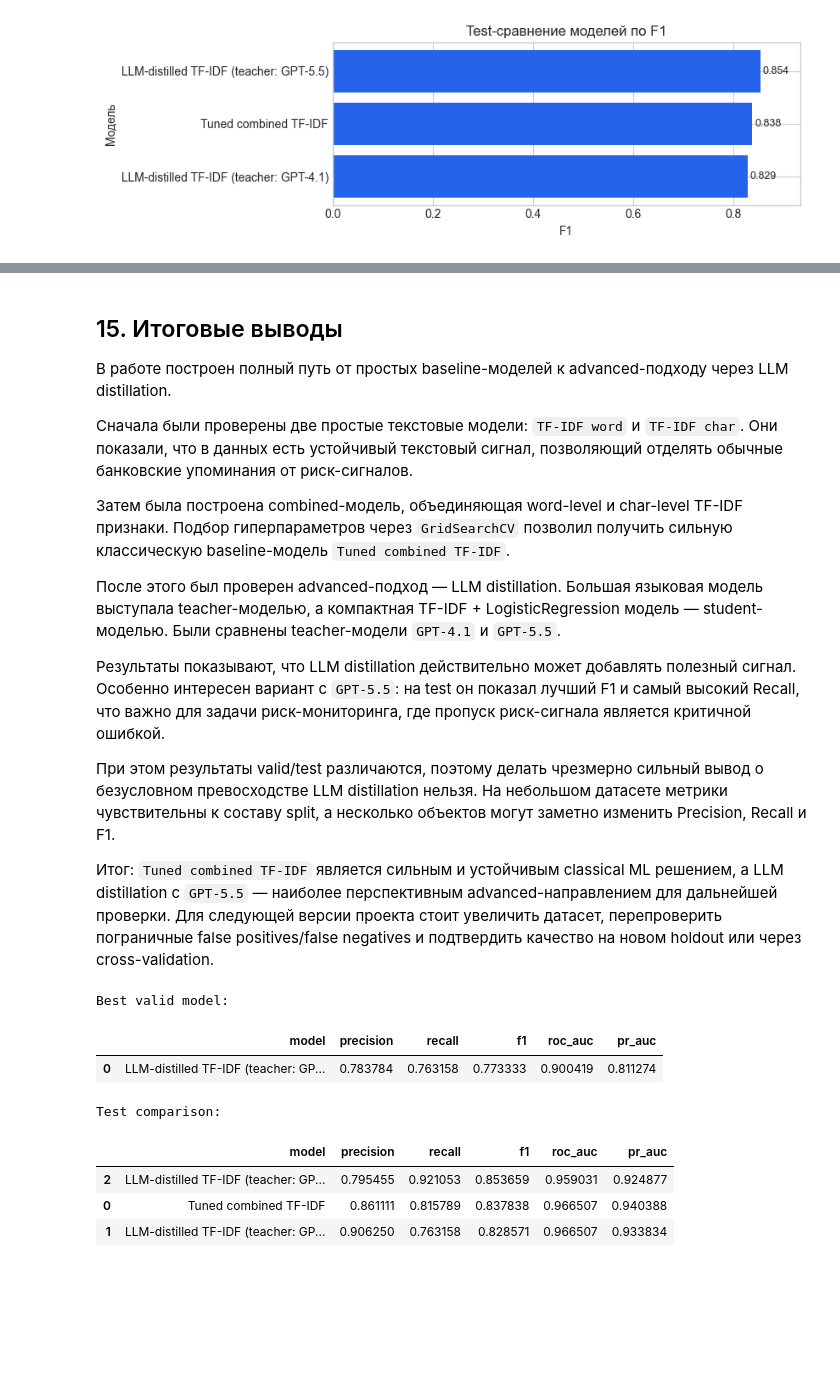
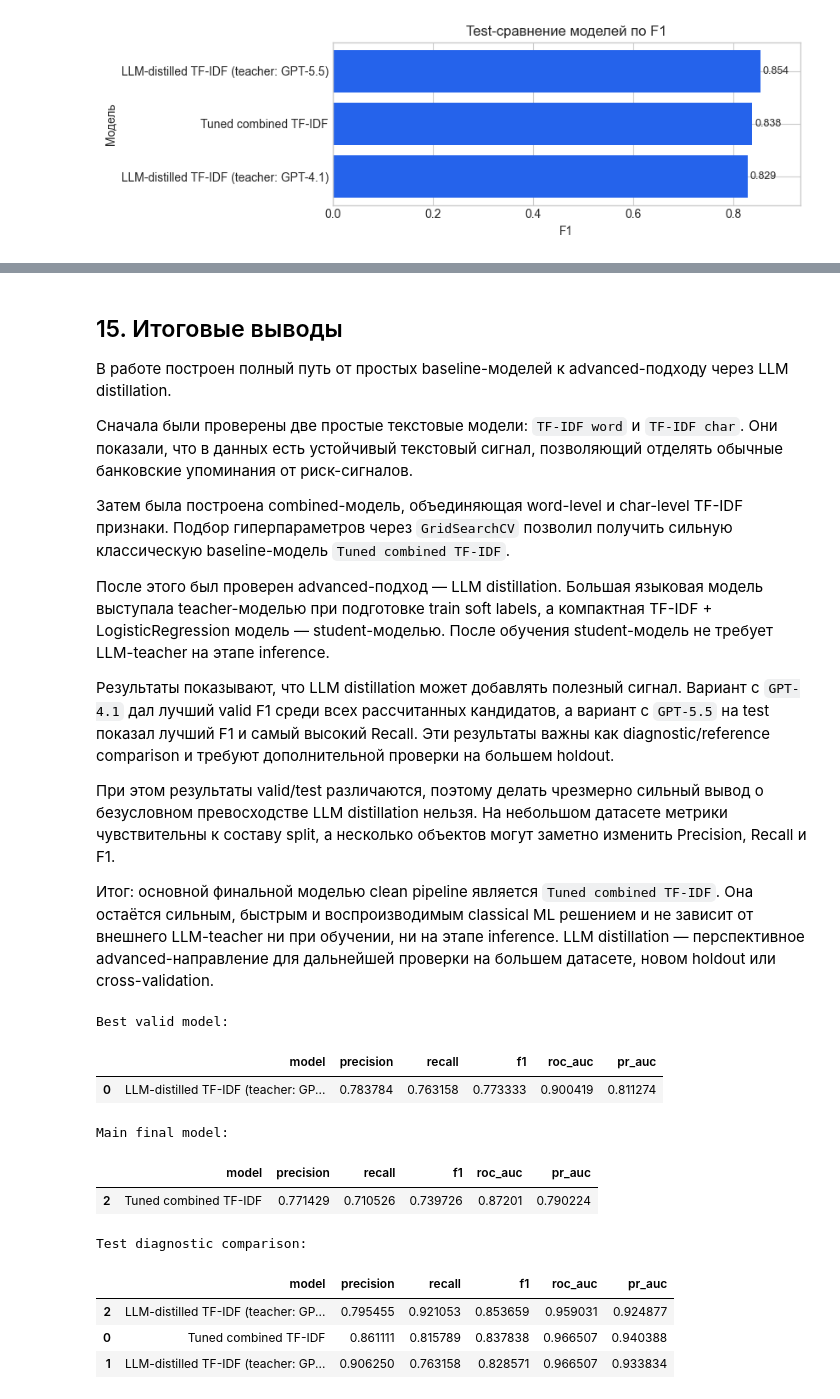
Before and after one commit to jhonix007/bank-news-risk-monitoring, a Jupyter notebook: homework_05_06_modeling/notebooks/05_06_modeling_and_metrics_clean.ipynb, the cells around one changed output, grey strips where cells are left out. Cells and saved outputs as stored; diff of their text form; code cells hidden in the pictures; blank space fills up the shorter version.

Commit message:
Finalize homework 05-06 clean modeling notebook

```diff
--- a/homework_05_06_modeling/notebooks/05_06_modeling_and_metrics_clean.ipynb
+++ b/homework_05_06_modeling/notebooks/05_06_modeling_and_metrics_clean.ipynb
@@ -1049,8 +1051,11 @@ ax.set_xlim(0, min(1.0, valid_plot_df['f1'].max() + 0.08))
 plt.tight_layout()
 plt.show()
 
-final_model_name = valid_results_df.iloc[0]['model']
-print(f'Финальная модель по valid F1: {prettify_model_name(final_model_name)}')
+valid_best_model_name = valid_results_df.iloc[0]['model']
+final_model_name = 'Tuned combined word+char TF-IDF + LogisticRegression'
+
+print(f'Лучший valid F1: {prettify_model_name(valid_best_model_name)}')
+print(f'Основная финальная модель: {prettify_model_name(final_model_name)}')
 # %% [output]
 |  | model | precision | recall | f1 | roc_auc | pr_auc |
 | 0 | LLM-distilled TF-IDF (teacher: GP... | 0.783784 | 0.763158 | 0.773333 | 0.900419 | 0.811274 |
@@ -1102,13 +1106,15 @@ gpt55_reference_name = (
     "(teacher: gpt-5.5 fixed v2)"
 )
 
+gpt41_reference_name = "LLM-distilled combined TF-IDF + LogisticRegression (teacher: gpt-4.1)"
+
 test_model_names = [
-    strong_baseline_name,
     final_model_name,
+    gpt41_reference_name,
     gpt55_reference_name,
 ]
 
-# Убираем дубли, если final_model_name совпадает с baseline или GPT-5.5 reference.
+# Убираем дубли, если какие-то reference-модели совпадают с основной моделью.
 test_model_names = list(dict.fromkeys(test_model_names))
 
 test_metrics_list_extended = []
@@ -1234,25 +1238,31 @@ weighted avg       0.91      0.90      0.91       126
 
 Затем была построена combined-модель, объединяющая word-level и char-level TF-IDF признаки. Подбор гиперпараметров через `GridSearchCV` позволил получить сильную классическую baseline-модель `Tuned combined TF-IDF`.
 
-После этого был проверен advanced-подход — LLM distillation. Большая языковая модель выступала teacher-моделью, а компактная TF-IDF + LogisticRegression модель — student-моделью. Были сравнены teacher-модели `GPT-4.1` и `GPT-5.5`.
+После этого был проверен advanced-подход — LLM distillation. Большая языковая модель выступала teacher-моделью при подготовке train soft labels, а компактная TF-IDF + LogisticRegression модель — student-моделью. После обучения student-модель не требует LLM-teacher на этапе inference.
 
-Результаты показывают, что LLM distillation действительно может добавлять полезный сигнал. Особенно интересен вариант с `GPT-5.5`: на test он показал лучший F1 и самый высокий Recall, что важно для задачи риск-мониторинга, где пропуск риск-сигнала является критичной ошибкой.
+Результаты показывают, что LLM distillation может добавлять полезный сигнал. Вариант с `GPT-4.1` дал лучший valid F1 среди всех рассчитанных кандидатов, а вариант с `GPT-5.5` на test показал лучший F1 и самый высокий Recall. Эти результаты важны как diagnostic/reference comparison и требуют дополнительной проверки на большем holdout.
 
 При этом результаты valid/test различаются, поэтому делать чрезмерно сильный вывод о безусловном превосходстве LLM distillation нельзя. На небольшом датасете метрики чувствительны к составу split, а несколько объектов могут заметно изменить Precision, Recall и F1.
 
-Итог: `Tuned combined TF-IDF` является сильным и устойчивым classical ML решением, а LLM distillation с `GPT-5.5` — наиболее перспективным advanced-направлением для дальнейшей проверки. Для следующей версии проекта стоит увеличить датасет, перепроверить пограничные false positives/false negatives и подтвердить качество на новом holdout или через cross-validation.
+Итог: основной финальной моделью clean pipeline является `Tuned combined TF-IDF`. Она остаётся сильным, быстрым и воспроизводимым classical ML решением и не зависит от внешнего LLM-teacher ни при обучении, ни на этапе inference. LLM distillation — перспективное advanced-направление для дальнейшей проверки на большем датасете, новом holdout или cross-validation.
 # %%
 print("Best valid model:")
 display(prettify_model_table(valid_summary_df.sort_values("f1", ascending=False).head(1)))
 
-print("Test comparison:")
+print("Main final model:")
+display(prettify_model_table(valid_summary_df.loc[valid_summary_df["model"].eq(final_model_name)]))
+
+print("Test diagnostic comparison:")
 display(prettify_model_table(test_summary_df_extended.sort_values("f1", ascending=False)))
 # %% [output]
 Best valid model:
 |  | model | precision | recall | f1 | roc_auc | pr_auc |
 | 0 | LLM-distilled TF-IDF (teacher: GP... | 0.783784 | 0.763158 | 0.773333 | 0.900419 | 0.811274 |
-Test comparison:
+Main final model:
 |  | model | precision | recall | f1 | roc_auc | pr_auc |
-| 2 | LLM-distilled TF-IDF (teacher: GP... | 0.795455 | 0.921053 | 0.853659 | 0.959031 | 0.924877 |
-| 0 | Tuned combined TF-IDF | 0.861111 | 0.815789 | 0.837838 | 0.966507 | 0.940388 |
-| 1 | LLM-distilled TF-IDF (teacher: GP... | 0.906250 | 0.763158 | 0.828571 | 0.966507 | 0.933834 |
+| 2 | Tuned combined TF-IDF | 0.771429 | 0.710526 | 0.739726 | 0.87201 | 0.790224 |
+Test diagnostic comparison:
+|  | model | precision | recall | f1 | roc_auc | pr_auc |
+| 2 | LLM-distilled TF-IDF (teacher: GP... | 0.795455 | 0.921053 | 0.853659 | 0.959031 | 0.924877 |
+| 0 | Tuned combined TF-IDF | 0.861111 | 0.815789 | 0.837838 | 0.966507 | 0.940388 |
+| 1 | LLM-distilled TF-IDF (teacher: GP... | 0.906250 | 0.763158 | 0.828571 | 0.966507 | 0.933834 |
```
Also changed, not shown: parts of 15 cells of this notebook, 3 other files.
